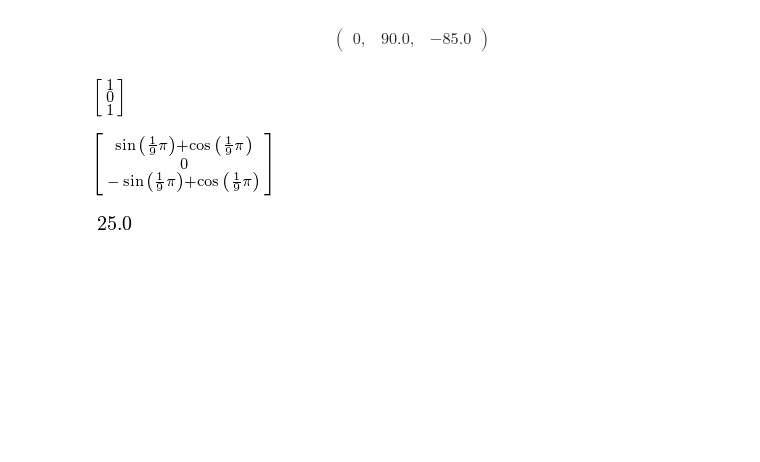
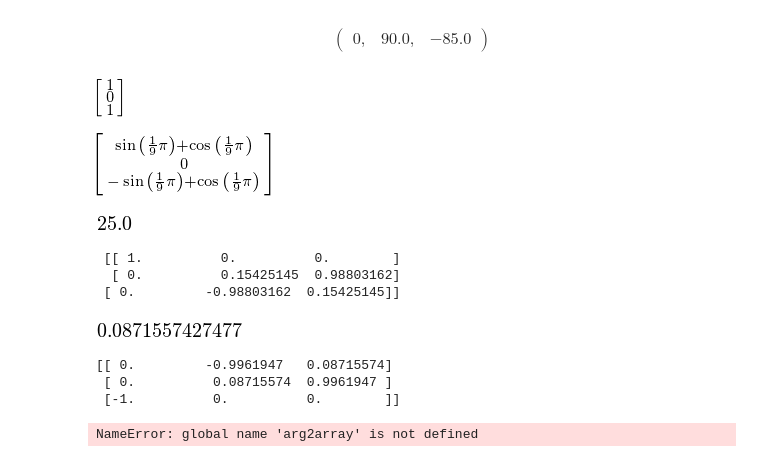
Before and after one commit to elsuizo/Control_de_robots_py, a Jupyter notebook: tp1.ipynb, the cells around one changed output. Cells and saved outputs as stored; diff of their text form; code cells hidden in the pictures; blank space fills up the shorter version.

```diff
--- a/tp1.ipynb
+++ b/tp1.ipynb
@@ -445,0 +467,18 @@ angulo.n(3)
+# %%
+rotx(30)
+# %% [output]
+ [[ 1.          0.          0.        ]
+  [ 0.          0.15425145  0.98803162]
+ [ 0.         -0.98803162  0.15425145]]
+# %%
+matrix = np.matrix(T_ZYX_ii).astype(float)
+matrix[0,2]
+# %% [output]
+[figure, added]
+# %%
+ang=tr2eul(matrix)
+print matrix
+# %% [output]
+[[ 0.         -0.9961947   0.08715574]
+ [ 0.          0.08715574  0.9961947 ]
+ [-1.          0.          0.        ]]
@@ -445,0 +487,4 @@ angulo.n(3)
+# %%
+trplot(rotx(0.3))
+# %% [output]
+NameError: global name 'arg2array' is not defined
```
Also changed, not shown: parts of 9 cells of this notebook.
